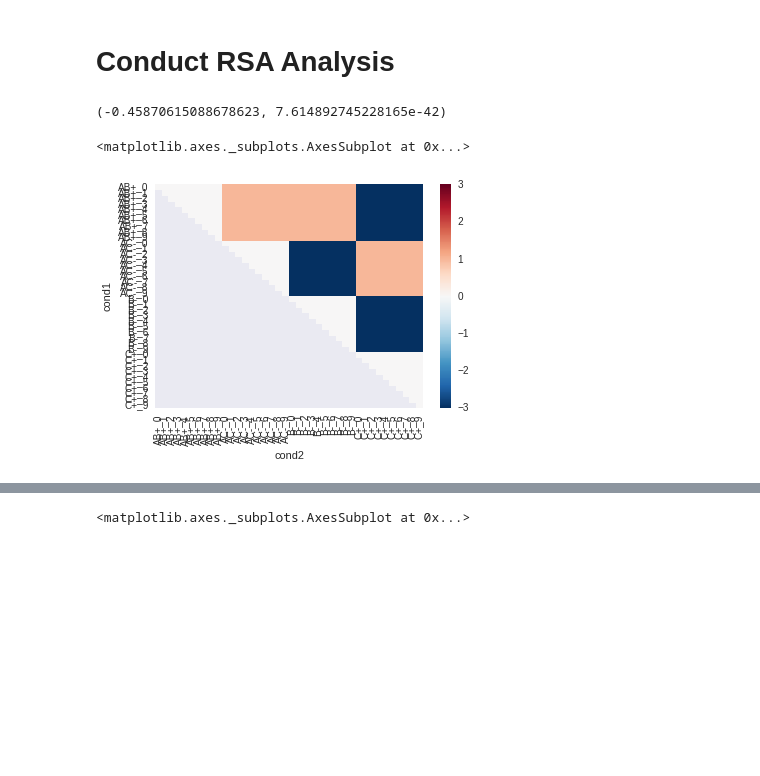
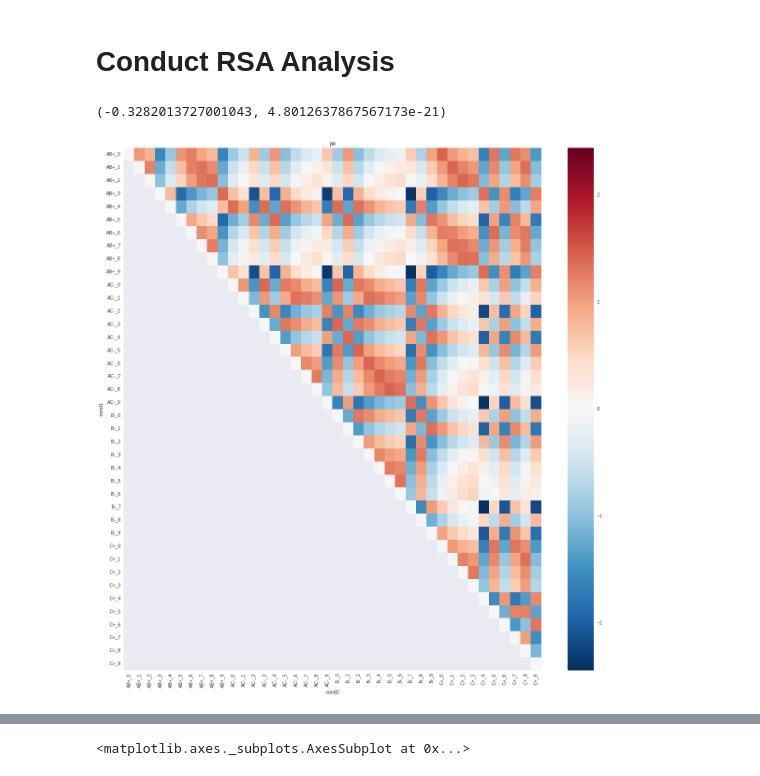
Before and after one commit to iancballard/fd_fmri, a Jupyter notebook: RSA_LDc.ipynb, the cells around one changed output, grey strips where cells are left out. Saved outputs shown, nothing was run; the diff lists cells and outputs as text; code cells hidden in the pictures; blank space fills up the shorter version.

```diff
--- a/RSA_LDc.ipynb
+++ b/RSA_LDc.ipynb
@@ -383,17 +275,16 @@ def run_sub(sub):
         pickle.dump(rsas, output)
         output.close()
 # %%
-masks = ['yeo17_ifs','mOFC_fill_sim','hipp','hipp_right','hipp_left',
-         'entorhinal','peri_sim','para_sim',]
+# masks = ['yeo17_ifs','mOFC_fill_sim','hipp','hipp_right','hipp_left',
+#          'entorhinal','peri_sim','para_sim',]
 overlap_masks = ['peri_sim','para_sim','hipp']
 masks = ['yeo17_ifs','mOFC_fill_sim','hipp','peri_sim','para_sim']
-exp = 'sim_4mm-onebeta'
+exp = 'sim_4mm-betas'
 smooth = 'smoothed'
 conds = ['b_plus','b_minus','c_plus','c_minus']
 name_map = {'b_plus':'AB+_', 'c_minus':'AC-_','b_minus':'B-_','c_plus':'C+_'}
 cond_map = {1:'b_plus',2:'c_minus',3:'b_minus',4:'c_plus'}
 nconds = len(cond_map.keys())
 
-# masks = ['hipp']
 # run_sub('fd_104')
 # %%
@@ -490,10 +353,12 @@ fig_rsas = fig_rsas.set_index(['mask','run','sub'])
 # %%
+roi = 'hipp'
+run = 2
 sns.set(rc={"figure.figsize": (20, 20)})
-mean_rsa = fig_rsas.loc['hipp',2].groupby(['cond1','cond2']).mean()
+mean_rsa = fig_rsas.loc[roi,run].groupby(['cond1','cond2']).mean()
 mean_rsa = mean_rsa.unstack()['corr']
 sns.heatmap(mean_rsa, vmax = .5)
-plt.title('mOFC')
-plt.savefig('/home/iballard/Dropbox/fd/figs/mOFC_RSA.png')
+plt.title(roi)
+plt.savefig('/home/iballard/Dropbox/fd/figs/' + roi + '_unwhitened_RSA.png')
 # %% [output]
 [figure]
 # %%
@@ -685,6 +548,7 @@ def get_base_model(sub,mask):
     'value_std' : [],
     'value_next' : [],
     'pe':[],
+    'avg_pe':[],
     'max_pe':[],
     'pe_unsigned':[],
     'pe_pos':[],
@@ -773,10 +637,12 @@ def get_base_model(sub,mask):
             v1 = RL_std.loc[(run,cond1),'PE'].values[trial1]
             v2 = RL_std.loc[(run,cond2),'PE'].values[trial2]
             vdiff = -1 * abs(v1 - v2)
+            avg_pe = np.mean([abs(v1),abs(v2)])
             unsigned_vdiff = -1 * abs(abs(v1) - abs(v2))
 
             model['pe'].append(vdiff)
-            model['pe_unsigned'].append(vdiff)
+            model['avg_pe'].append(avg_pe)
+            model['pe_unsigned'].append(unsigned_vdiff)
             model['max_pe'].append(max(abs(v1),abs(v2)))
             if v1 > 0 and v2 > 0:
                 model['pe_pos'].append(vdiff)
@@ -835,33 +701,39 @@ for mask in masks:
 def sigmoid(x):
   return 1.0 / (1 + np.exp(-x))
 # %%
-tmp  = mask_models['yeo17_ifs']['fd_104'].copy()
-tmp = tmp[tmp['run_idx'] ==2]
+tmp  = mask_models['hipp']['fd_104'].copy()
+tmp = tmp[tmp['run_idx'] ==3]
+sns.set(rc={"figure.figsize": (20, 20)})
 
 tmp['value_std'] = tmp['value_std']*-1
 
 print scipy.stats.pearsonr(tmp['value_next'],tmp['value_std'])
 # tmp['value_next'] = tmp['value_next']*-1
 
-# tmp['value'] = vector_reject(tmp['value'].values, tmp['response'].values)
+tmp['pe'] = vector_reject(tmp['pe'].values, tmp['response'].values)
+tmp['pe'] = vector_reject(tmp['pe'].values, tmp['valence'].values)
 # tmp['value'] = vector_reject(tmp['value'].values, tmp['valence'].values)
+# tmp['pe_unsigned'] = scipy.stats.zscore(tmp['pe_unsigned'])
 
 tmp['time0'] = map(int, tmp['time'] == 0)
+tmp['time2'] = tmp['time']**2
 tmp['response'] = scipy.stats.zscore(tmp['response'])
-x_var = 'overlap'
+x_var = 'pe'
+tmp[x_var] = scipy.stats.zscore(tmp[x_var])
 
 tmp = tmp[['cond1','cond2',x_var]]
 new_df = pd.DataFrame()
 for cond in ['AB+_','B-_','AC-_','C+_']:
     for i in range(10):
         row = pd.DataFrame({x_var:0,
                             'cond1':cond + str(i),
                             'cond2':cond + str(i)},index = [0])
         new_df = new_df.append(row)
 tmp = pd.concat([tmp,new_df])
 tmp = tmp.groupby(['cond1','cond2']).mean().unstack()[x_var]
 sns.heatmap(tmp)
+plt.title(x_var)
+plt.savefig('/home/iballard/Dropbox/fd/figs/lab_meeting/model_' + x_var +'.png')
 # %% [output]
-(-0.45870615088678623, 7.614892745228165e-42)
+(-0.3282013727001043, 4.8012637867567173e-21)
-<matplotlib.axes._subplots.AxesSubplot at 0x...>
-[figure, old version]
+[figure, new version]
```
Also changed, not shown: parts of 45 cells of this notebook.
